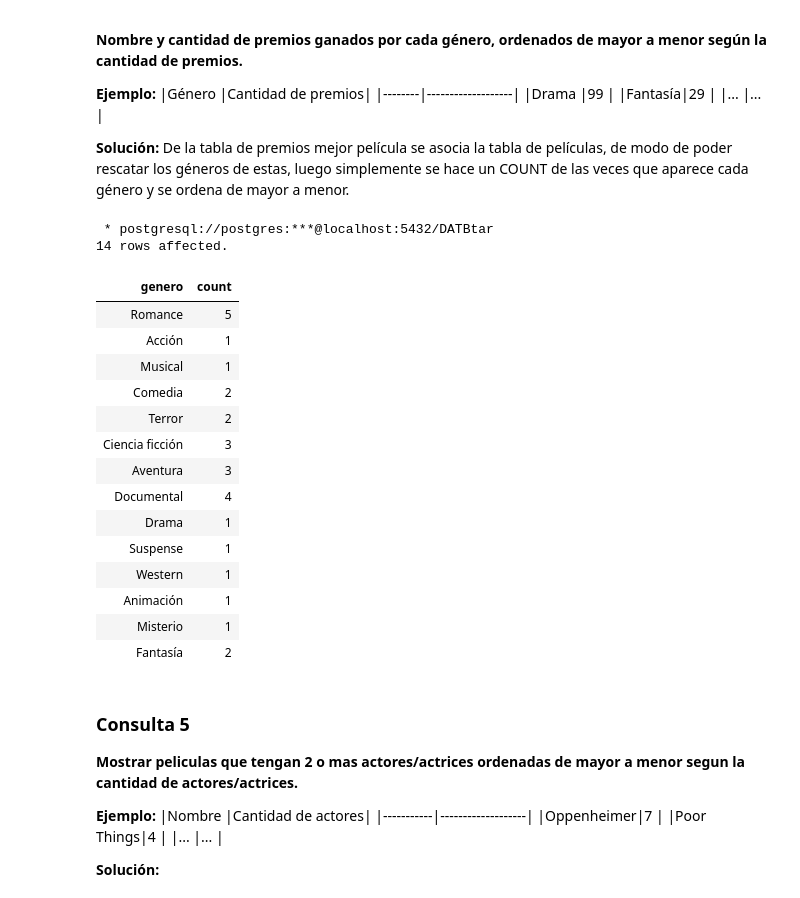
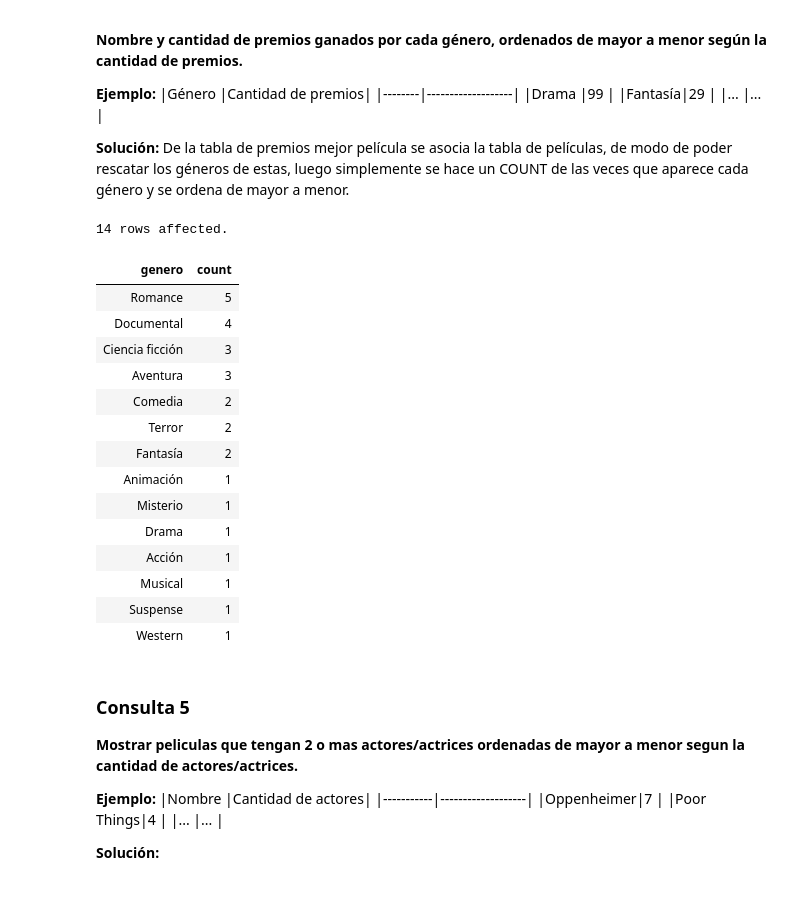
Before and after one commit to Cu4nz/Tarea1BD_MVV, a Jupyter notebook: Tarea1- (202230014-0)-(202010022-5).ipynb, the cells around one changed output. Saved outputs shown, nothing was run; the diff lists cells and outputs as text; code cells hidden in the pictures.

```diff
--- a/Tarea1- (202230014-0)-(202010022-5).ipynb
+++ b/Tarea1- (202230014-0)-(202010022-5).ipynb
@@ -459,27 +459,27 @@ WHERE id_actor IN(
 # %%
 %%sql
 SELECT genero, COUNT(*)
 FROM (premio_mejor_pelicula LEFT JOIN pelicula
      ON premio_mejor_pelicula.id_pelicula=pelicula.id_pelicula)
-GROUP BY genero;
+GROUP BY genero
+ORDER BY COUNT(*) DESC
 # %% [output]
- * postgresql://postgres:***@localhost:5432/DATBtar
 14 rows affected.
 | genero | count |
 | Romance | 5 |
+| Documental | 4 |
+| Ciencia ficción | 3 |
+| Aventura | 3 |
+| Comedia | 2 |
+| Terror | 2 |
+| Fantasía | 2 |
+| Animación | 1 |
+| Misterio | 1 |
+| Drama | 1 |
 | Acción | 1 |
 | Musical | 1 |
-| Comedia | 2 |
-| Terror | 2 |
-| Ciencia ficción | 3 |
-| Aventura | 3 |
-| Documental | 4 |
-| Drama | 1 |
 | Suspense | 1 |
 | Western | 1 |
-| Animación | 1 |
-| Misterio | 1 |
-| Fantasía | 2 |
 # %% [markdown]
 ### Consulta 5
 **Mostrar peliculas que tengan 2 o mas actores/actrices ordenadas de mayor a menor segun la cantidad de actores/actrices.**
```
